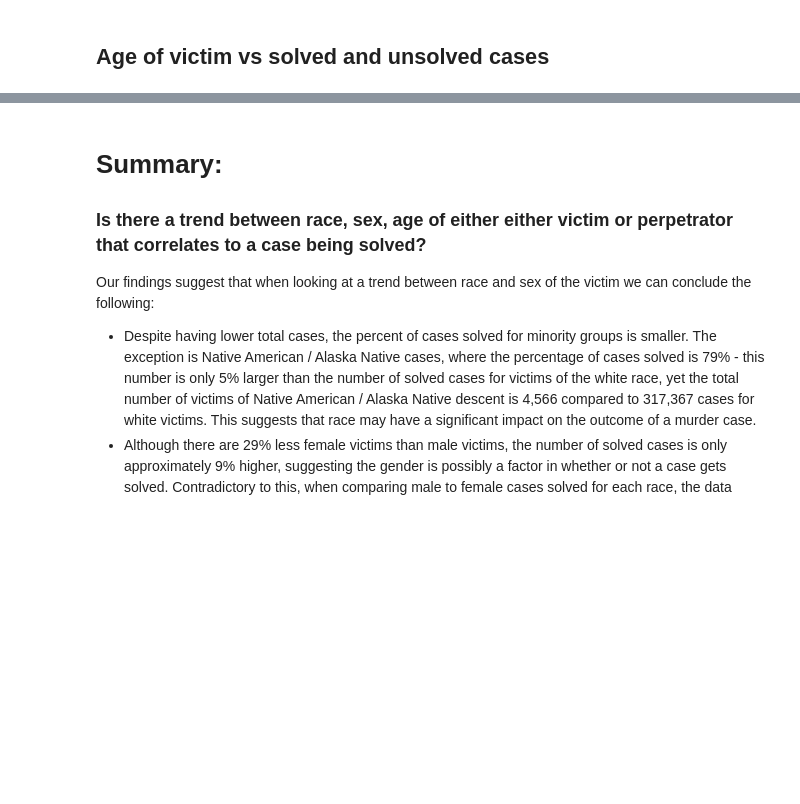
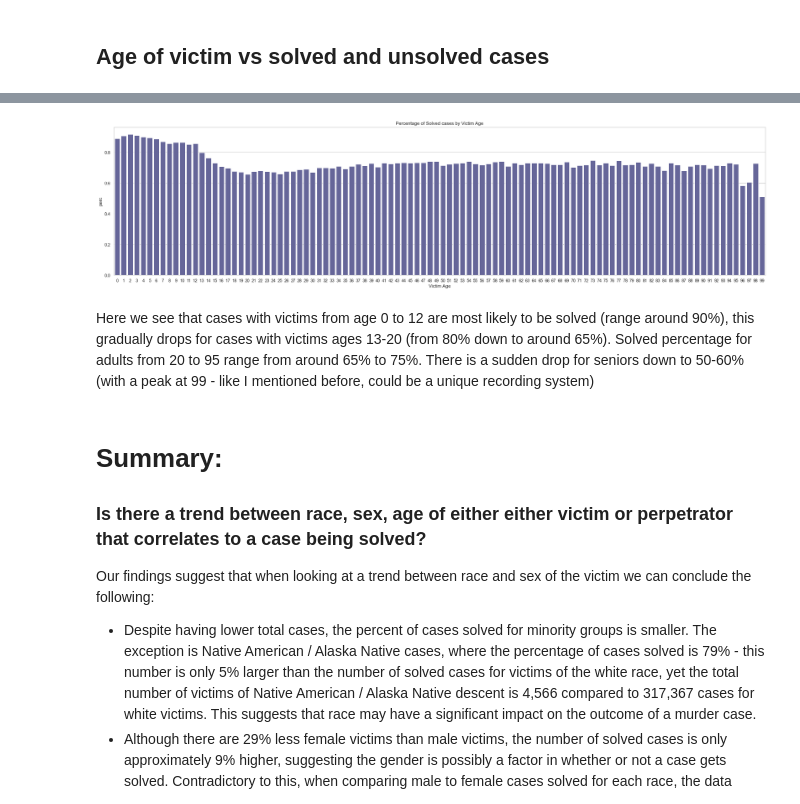
Before and after one commit to ubco-W2020WT1-data301/course-project-group_6005, a Jupyter notebook: analysis/submitted/Milestone 2.ipynb, the cells around one changed output, grey strips where cells are left out. Saved outputs shown, nothing was run; the diff lists cells and outputs as text; code cells hidden in the pictures; blank space fills up the shorter version.

```diff
--- a/analysis/submitted/Milestone 2.ipynb
+++ b/analysis/submitted/Milestone 2.ipynb
@@ -251,0 +258,8 @@ Ages with the most unsolved cases range from late teenage years to mid twenties,
+# %%
+unsolved = df2.loc[df2['Crime Solved'] == 'No']
+solved = df2.loc[df2['Crime Solved'] == 'Yes']
+
+perc = unsolved.merge(solved, on ="Victim Age")
+perc["perc"] =ratio.Count_y/(ratio.Count_y+ratio.Count_x)
+
+perc
@@ -252,3 +280,12 @@ Ages with the most unsolved cases range from late teenage years to mid twenties,
+# %%
+dimension = (30, 7)
+fig, ax = plt.subplots(figsize=dimension)
+sns.barplot(data=perc,x='Victim Age',y='perc', color="blue", saturation=0.2).set_title('Percentage of Solved cases by Victim Age')
+plt.show()
+# %% [output]
+[figure, added]
+# %% [markdown]
+Here we see that cases with victims from age 0 to 12 are most likely to be solved (range around 90%), this gradually drops for cases with victims ages 13-20 (from  80% down to around 65%). Solved percentage for adults from 20 to 95 range from around 65% to 75%. There is a sudden drop for seniors down to 50-60% (with a peak at 99 - like I mentioned before, could be a unique recording system)
 # %% [markdown]
 # Summary:
 
```
Also changed, not shown: parts of 17 cells of this notebook, 1 other file.
